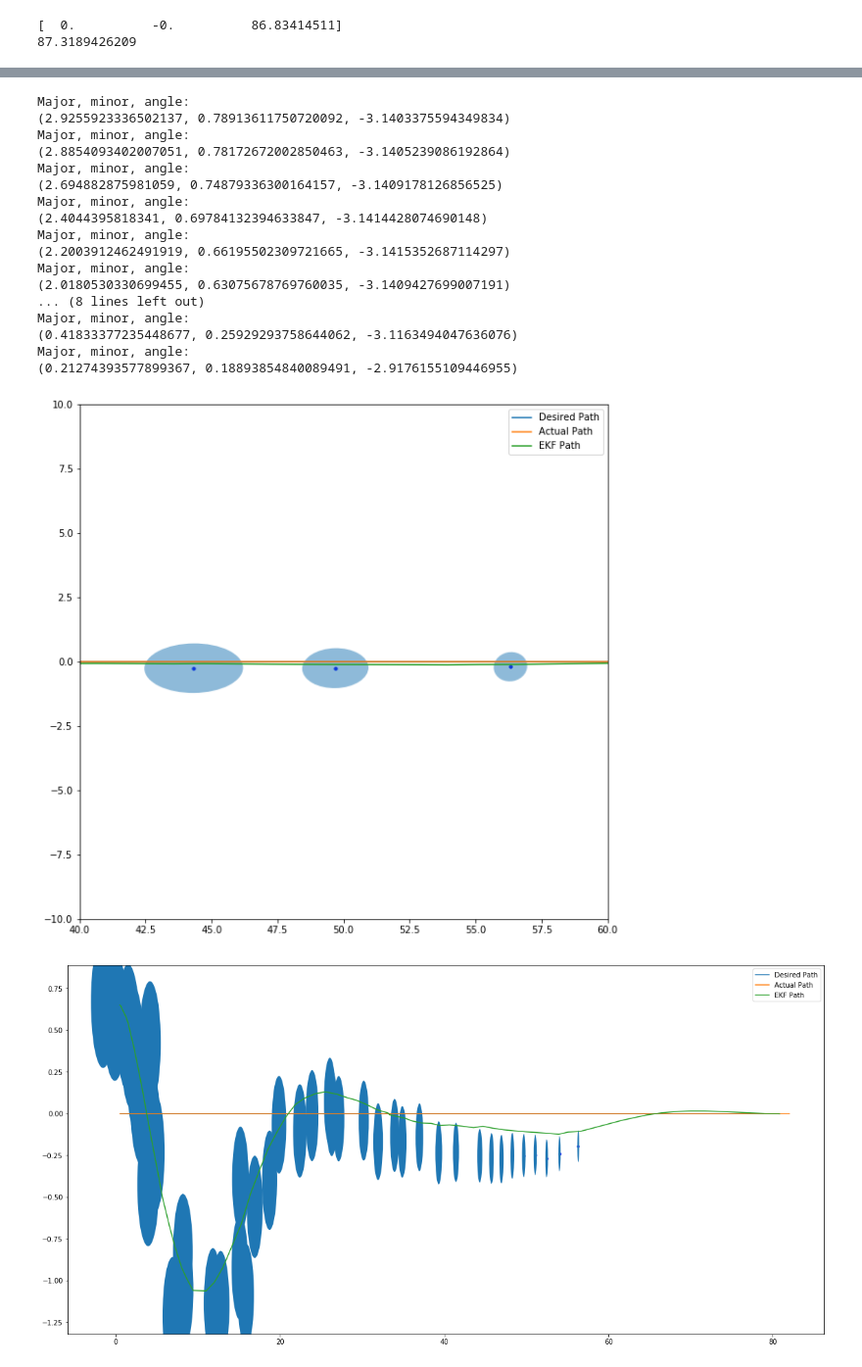
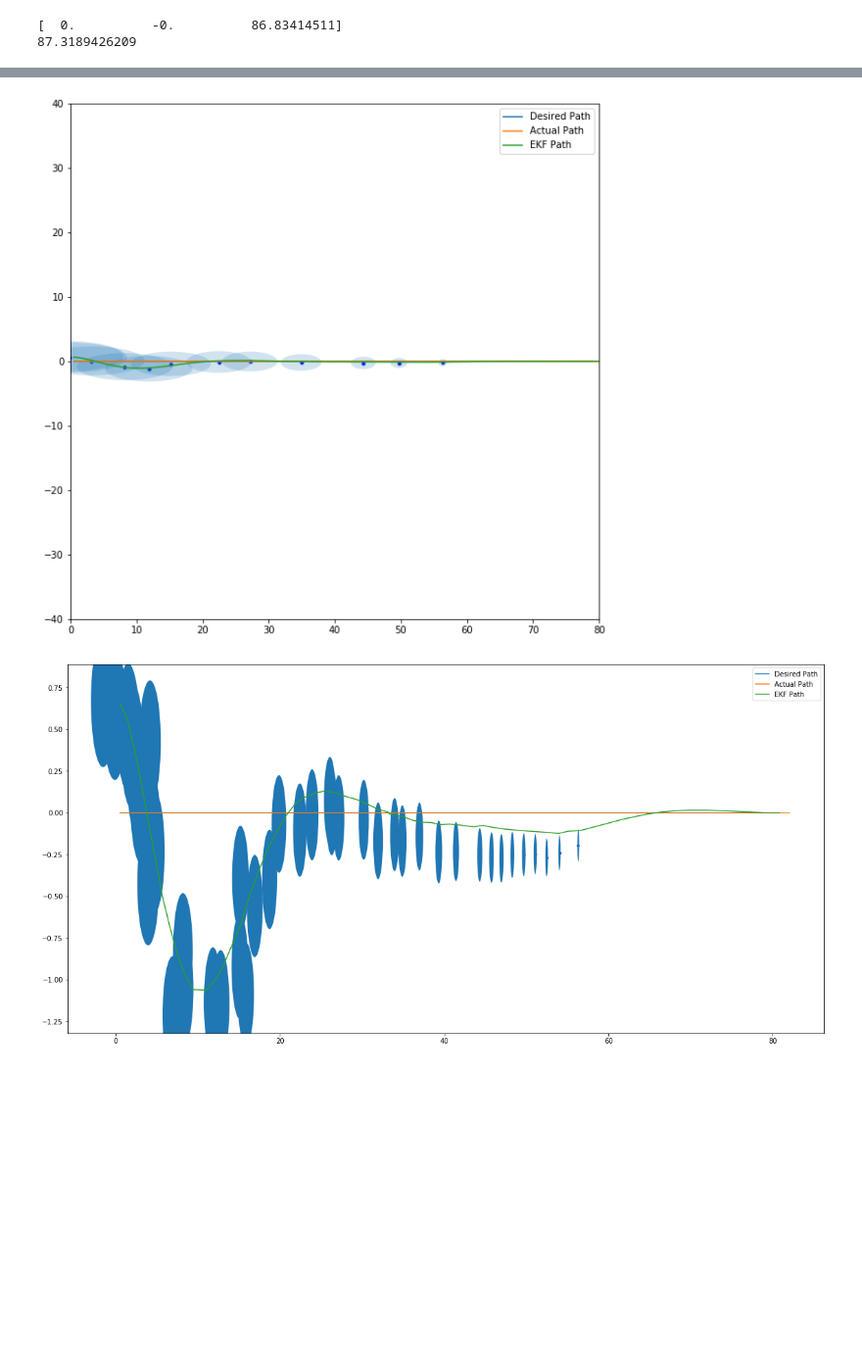
Before and after one commit to flyingsilverfin/AV-Camera-Placement, a Jupyter notebook: evaluation/parallel_simulation/Log Analysis.ipynb, the cells around one changed output, grey strips where cells are left out. Shown at 98% size. Saved outputs shown, nothing was run; the diff lists cells and outputs as text; code cells hidden in the pictures; blank space fills up the shorter version.

```diff
--- a/evaluation/parallel_simulation/Log Analysis.ipynb
+++ b/evaluation/parallel_simulation/Log Analysis.ipynb
@@ -204,45 +205,30 @@ def covariance_to_ellipse(cov):
     angle = np.arctan2(*vecs[:, 0][::-1])
     return (major, minor, angle)
 # %%
+#*** THIS is good ***
+
 ts, pts, actual_pts, ekf_pts, camera_updates = extract_path_points(bag)
 fig = plt.figure(figsize=(10,10))
 ax = fig.add_subplot(111)
 
 ax.plot(pts[:, 0], pts[:, 1])
 ax.plot(actual_pts[:, 0], pts[:, 1])
 ax.plot(ekf_pts[:, 0], ekf_pts[:, 1])
 for pos, cov in camera_updates[::4]:
     plt.scatter(pos[0], pos[1], color="blue", s=10)
     major, minor, angle = covariance_to_ellipse(cov)
-    print("Major, minor, angle:")
-    print(major, minor, angle)
+#     print("Major, minor, angle:")
+#     print(major, minor, angle)
     e = Ellipse(pos[:2], major*2*3, minor*2*3, np.rad2deg(angle)) # RECALL we encoded 3 stddevs!
-    e.set_alpha(0.5)
+    e.set_alpha(0.2)
     ax.add_artist(e)
 
-ax.set_xlim(40, 60)
-ax.set_ylim(-10, 10)
+ax.set_xlim(0, 80)
+ax.set_ylim(-40, 40)
 plt.legend(("Desired Path", "Actual Path", "EKF Path"))
 plt.show()
 # %% [output]
-Major, minor, angle:
-(2.9255923336502137, 0.78913611750720092, -3.1403375594349834)
-Major, minor, angle:
-(2.8854093402007051, 0.78172672002850463, -3.1405239086192864)
-Major, minor, angle:
-(2.694882875981059, 0.74879336300164157, -3.1409178126856525)
-Major, minor, angle:
-(2.4044395818341, 0.69784132394633847, -3.1414428074690148)
-Major, minor, angle:
-(2.2003912462491919, 0.66195502309721665, -3.1415352687114297)
-Major, minor, angle:
-(2.0180530330699455, 0.63075678769760035, -3.1409427699007191)
-... (8 lines left out)
-Major, minor, angle:
-(0.41833377235448677, 0.25929293758644062, -3.1163494047636076)
-Major, minor, angle:
-(0.21274393577899367, 0.18893854840089491, -2.9176155109446955)
-[figure, old version]
+[figure, new version]
 # %%
 ts, pts, actual_pts, ekf_pts, camera_updates = extract_path_points(bag)
 fig = plt.figure(figsize=(20,10))
```
Also changed, not shown: parts of 4 cells of this notebook, 10 other files.
